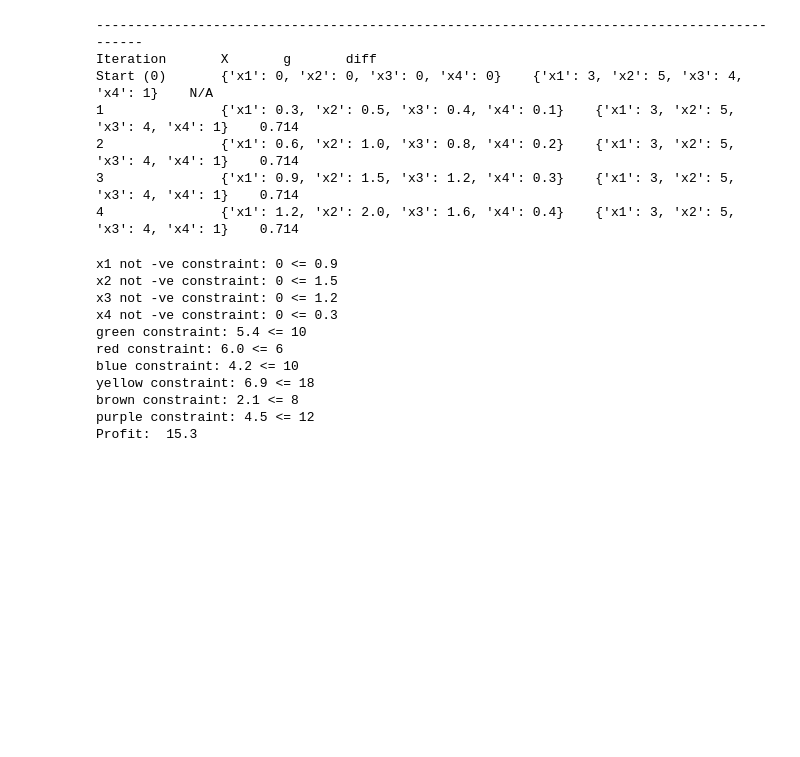
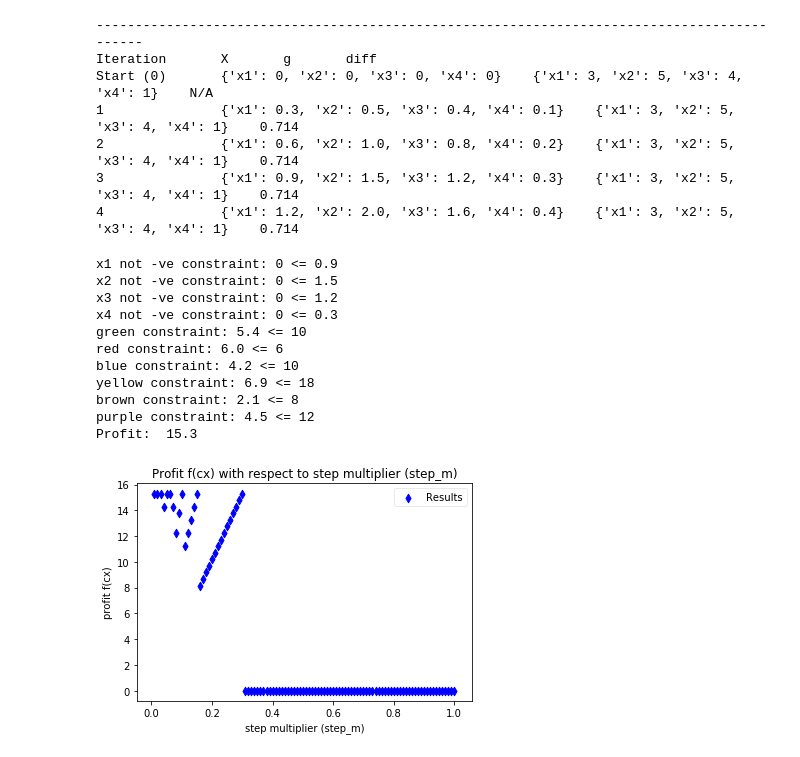
Before and after one commit to DTopping256/OT, a Jupyter notebook: problem2/gradientDescent/gradientDescent.ipynb, the cells around one changed output. Drawn from its saved outputs; the diff is of its cells as text; code cells hidden in the pictures; blank space fills up the shorter version.

```diff
--- a/problem2/gradientDescent/gradientDescent.ipynb
+++ b/problem2/gradientDescent/gradientDescent.ipynb
@@ -185,3 +185,14 @@ yellow constraint: 6.9 <= 18
 brown constraint: 2.1 <= 8
 purple constraint: 4.5 <= 12
 Profit:  15.3
+# %%
+# Batch testing step_m
+step_m_results = []
+for i in range(100):
+    step_m = (1+i)/100
+    result = gradient_descent(pds, constraints, DEFAULTS, step_m=step_m)
+    step_m_results.append({"x": step_m, "y": f(result[1]) if result[1] is not False else False})
+# %%
+batch_plt.plot_2d_batch_accuracy("profit f(cx)", "step multiplier (step_m)", False, step_m_results)
+# %% [output]
+[figure, added]
```
Also changed, not shown: 15 other files.
